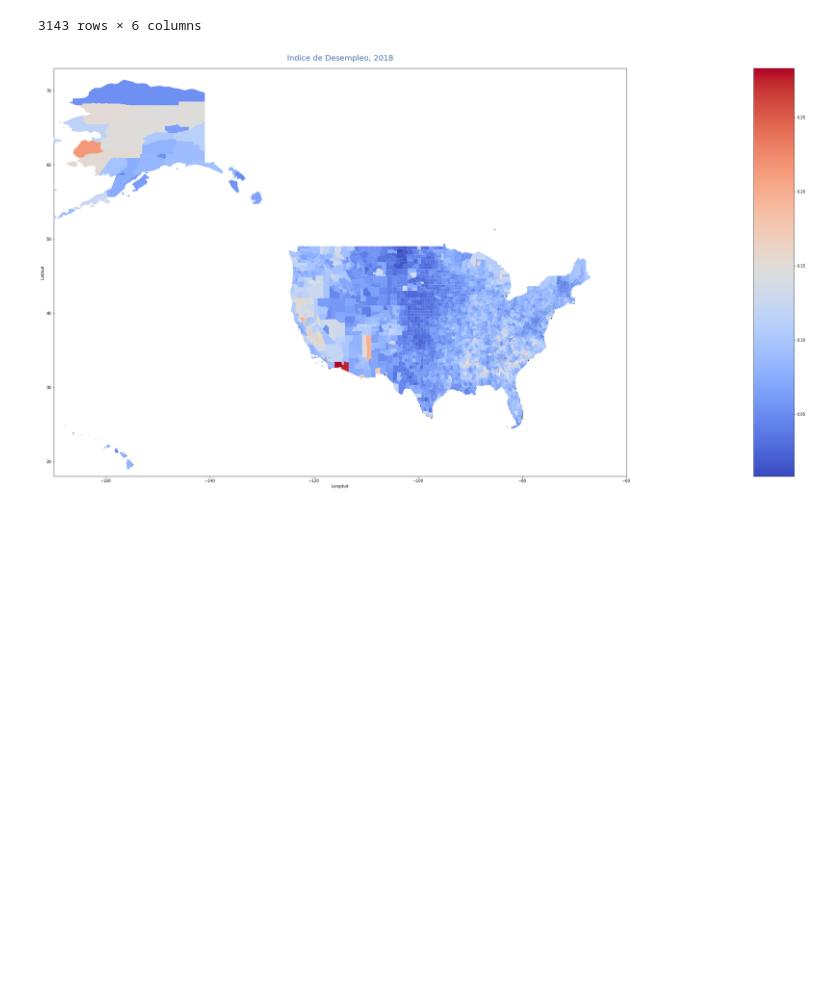
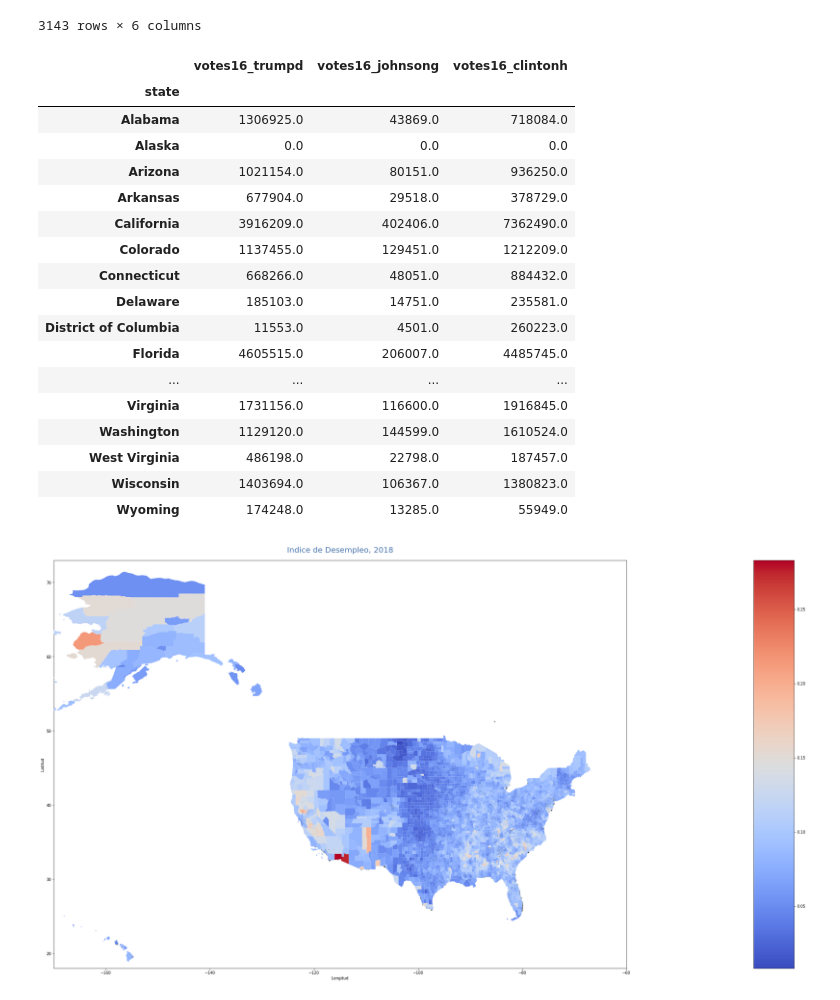
Before and after one commit to dafon1986/Elecciones, a Jupyter notebook: Muertes_Policiales_v1.ipynb, the cells around one changed output. Drawn from its saved outputs; the diff is of its cells as text; code cells hidden in the pictures; blank space fills up the shorter version.

```diff
--- a/Muertes_Policiales_v1.ipynb
+++ b/Muertes_Policiales_v1.ipynb
@@ -158,6 +158,29 @@ resultados
 | 3141 | North Carolina | Mitchell County, North Carolina | 6225.0 | 138.0 | 1585.0 | POLYGON ((-82.24515 36.13101, -82... |
 | 3142 | Maryland | Dorchester County, Maryland | 7938.0 | 307.0 | 5695.0 | POLYGON ((-75.97055 38.63702, -75... |
 3143 rows × 6 columns
+# %%
+resultados_por_estado = resultados.groupby(by="state").sum()
+# %%
+resultados_por_estado
+# %% [output]
+|  | votes16_trumpd | votes16_johnsong | votes16_clintonh |
+| state |  |  |  |
+| Alabama | 1306925.0 | 43869.0 | 718084.0 |
+| Alaska | 0.0 | 0.0 | 0.0 |
+| Arizona | 1021154.0 | 80151.0 | 936250.0 |
+| Arkansas | 677904.0 | 29518.0 | 378729.0 |
+| California | 3916209.0 | 402406.0 | 7362490.0 |
+| Colorado | 1137455.0 | 129451.0 | 1212209.0 |
+| Connecticut | 668266.0 | 48051.0 | 884432.0 |
+| Delaware | 185103.0 | 14751.0 | 235581.0 |
+| District of Columbia | 11553.0 | 4501.0 | 260223.0 |
+| Florida | 4605515.0 | 206007.0 | 4485745.0 |
+| ... | ... | ... | ... |
+| Virginia | 1731156.0 | 116600.0 | 1916845.0 |
+| Washington | 1129120.0 | 144599.0 | 1610524.0 |
+| West Virginia | 486198.0 | 22798.0 | 187457.0 |
+| Wisconsin | 1403694.0 | 106367.0 | 1380823.0 |
+| Wyoming | 174248.0 | 13285.0 | 55949.0 |
 # %%
 party_colours={
    'votes16_trumpd':'0087dc',
```
Also changed, not shown: parts of 3 cells of this notebook.
